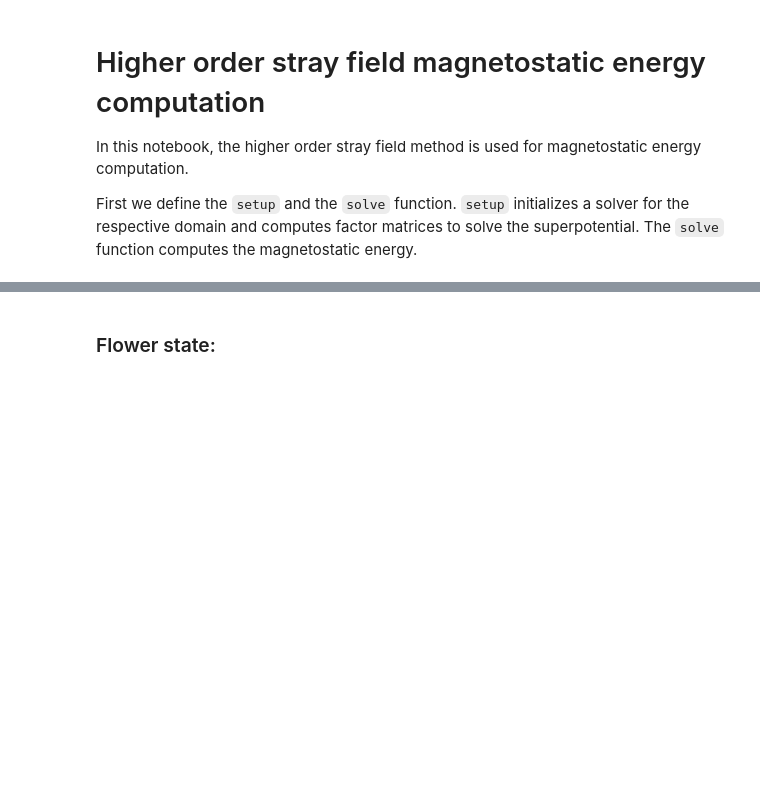
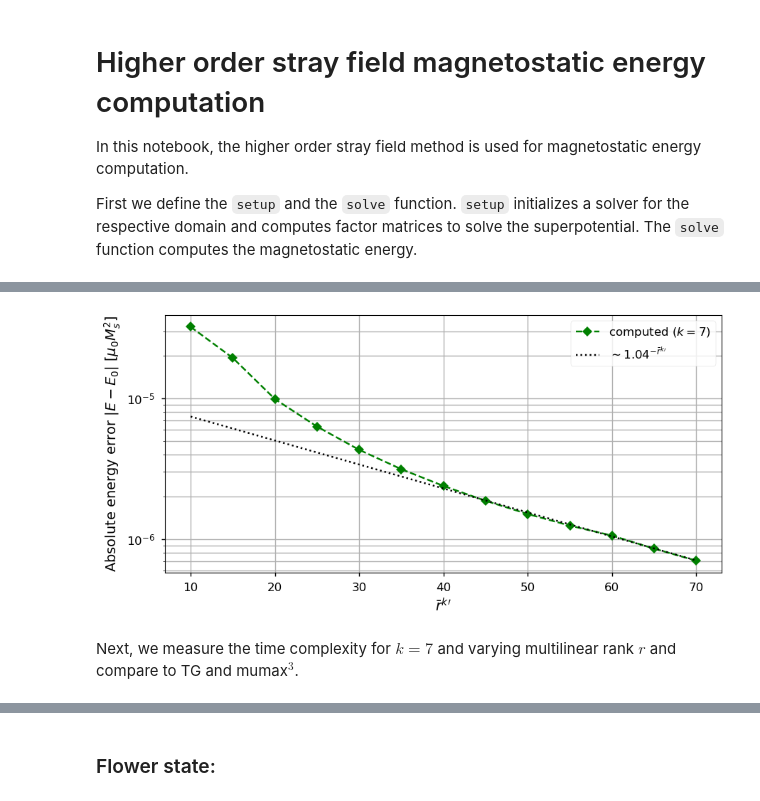
Before and after one commit to schaffer9/ho-stray-field, a Jupyter notebook: examples/energy.ipynb, the cells around one changed output, grey strips where cells are left out. Cells and saved outputs as stored; diff of their text form; code cells hidden in the pictures; blank space fills up the shorter version.

```diff
--- a/examples/energy.ipynb
+++ b/examples/energy.ipynb
@@ -126,0 +133,23 @@ plt.show()
+# %%
+hosf_result = pd.read_csv("results/energy_uniform.csv")
+k = 7
+res = hosf_result[hosf_result.k == k]
+with style.context("seaborn-v0_8-notebook"):
+    plt.figure(figsize=(9, 4.5))
+    plt.plot(res.r, abs(res.energy - 1 / 6), "--D", color="green", label=f"computed ($k={k}$)")
+    plt.plot(res.r, [1.1e-5 * 1.04 ** (-_r) for _r in res.r], ":", color="k", label=r"$\sim 1.04^{-\bar r^k{'}}$")
+    plt.legend()
+    plt.xlabel(r"$\bar r^k{'}$", fontsize=14)
+    plt.ylabel(r"Absolute energy error $|E - E_0|$ $[\mu_0 M_s^2]$", fontsize=14)
+    plt.gca().tick_params(axis='both', which='major', labelsize=12)
+    plt.legend(fontsize=12)
+    plt.grid(which="both")
+    plt.yscale("log")
+    plt.tight_layout()
+
+    plt.savefig("results/uniform_mag_rate_k7.pdf")
+plt.show()
+# %% [output]
+[figure, added]
+# %% [markdown]
+Next, we measure the time complexity for $k=7$ and varying multilinear rank $r$ and compare to TG and mumax$^3$.
```
Also changed, not shown: parts of 19 cells of this notebook, 37 other files.
